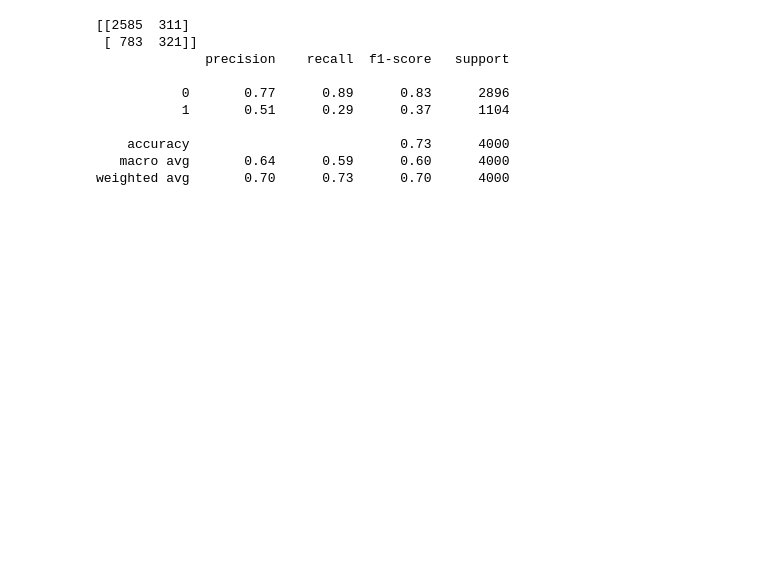
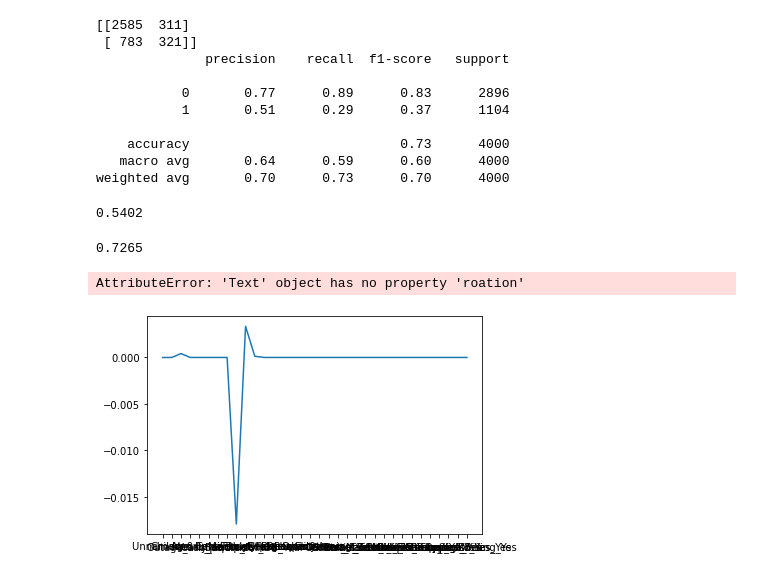
Before and after one commit to michaelle93/D209, a Jupyter notebook: D209PA1.ipynb, the cells around one changed output. Drawn from its saved outputs; the diff is of its cells as text; code cells hidden in the pictures; blank space fills up the shorter version.

```diff
--- a/D209PA1.ipynb
+++ b/D209PA1.ipynb
@@ -267,2 +265,0 @@ logreg = LogisticRegression()
-# %%
-logreg.fit(X_train, y_train)
@@ -294,0 +292,10 @@ weighted avg       0.70      0.73      0.70      4000
+# %%
+param_grid = {'n_neighbors': np.arange(1,50)}
+# %%
+knn_cv = GridSearchCV(knn, param_grid, cv=5)
+# %%
+knn_cv.fit(X,y)
+knn_cv.best_params_
+knn_cv.best_score_
+# %% [output]
+0.5402
@@ -294,0 +304,16 @@ weighted avg       0.70      0.73      0.70      4000
+# %%
+accuracy_score(y_test, y_pred)
+# %% [output]
+0.7265
+# %%
+from sklearn.linear_model import Lasso
+names= df.drop('Churn_Yes', axis=1).columns
+lasso = Lasso(alpha=0.1)
+lasso_coef = lasso.fit(X,y).coef_
+lasso_coef = plt.plot(range(len(names)), lasso_coef)
+lasso_coef = plt.xticks(range(len(names)), names, roation=60)
+lasso_coef = plt.ylabel('Coefficients')
+plt.show()
+# %% [output]
+AttributeError: 'Text' object has no property 'roation'
+[figure, added]
```
Also changed, not shown: parts of 7 cells of this notebook.
